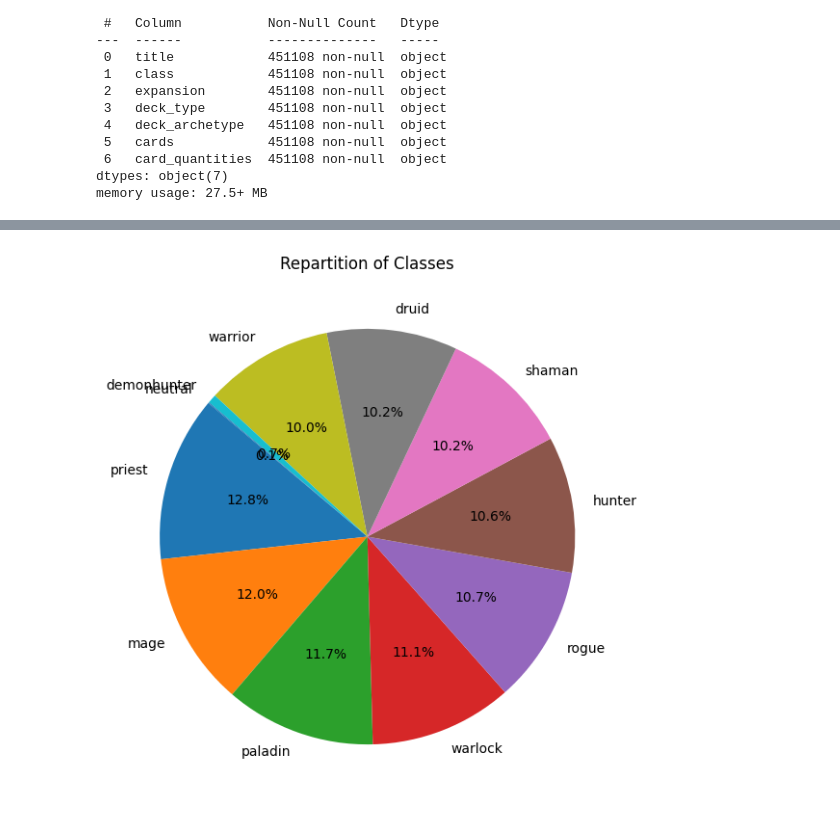
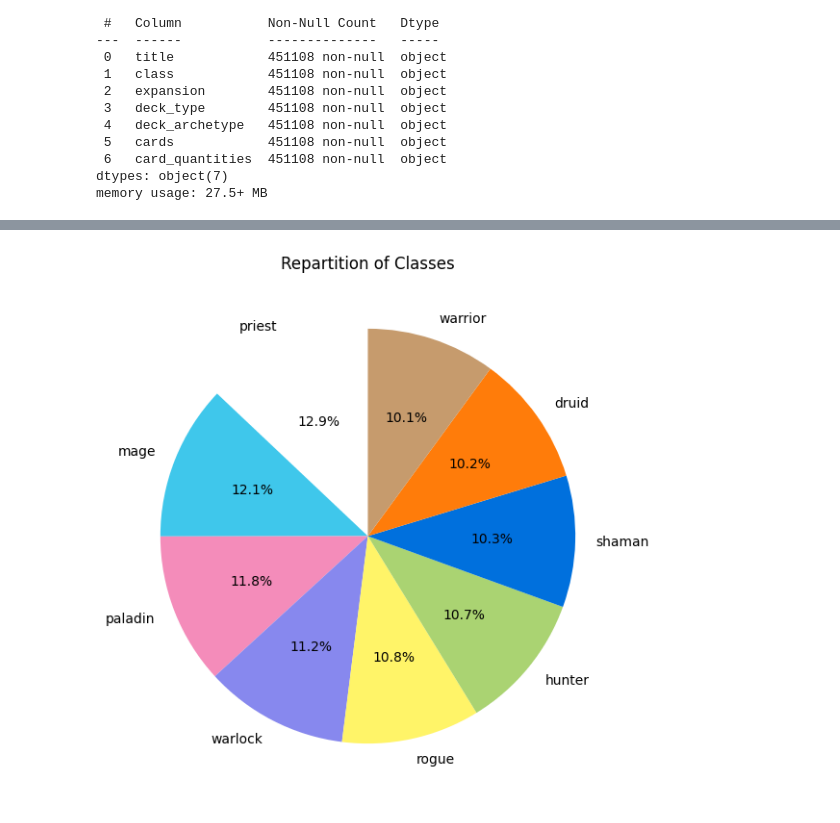
Before and after one commit to Varadiell/alyra-hearthstone-companion, a Jupyter notebook: analysis.ipynb, the cells around one changed output, grey strips where cells are left out. Cells and saved outputs as stored; diff of their text form; code cells hidden in the pictures.

```diff
--- a/analysis.ipynb
+++ b/analysis.ipynb
@@ -143,3 +140,8 @@ Data columns (total 7 columns):
  6   card_quantities  451108 non-null  object
 dtypes: object(7)
 memory usage: 27.5+ MB
+# %%
+# Remove "demonhunter", "dream" and "neutral" classes
+filtered_df = ranked_decks_df[~ranked_decks_df['class'].str.lower().isin(['demonhunter', 'neutral', 'dream'])]
+
+filtered_df.info()
@@ -146,13 +163,16 @@ memory usage: 27.5+ MB
 # %%
 import matplotlib.pyplot as plt
 
 # Count the occurrences of each class
-class_counts = ranked_decks_df['class'].value_counts()
+class_counts = filtered_df['class'].value_counts()
+
+# Custom color list
+custom_colors = ['#FFFFFF', '#3FC7EB', '#F48CBA', '#8788EE', '#FFF468', '#AAD372', '#0070DD', '#FF7C0A', '#C69B6D']
 
 # Plotting the pie chart
 plt.figure(figsize=(10, 7))
-plt.pie(class_counts, labels=class_counts.index, autopct='%1.1f%%', startangle=140)
+plt.pie(class_counts, labels=class_counts.index, autopct='%1.1f%%', startangle=90, colors=custom_colors)
 plt.title('Repartition of Classes')
 plt.show()
 # %% [output]
-[figure, old version]
+[figure, new version]
```
Also changed, not shown: parts of 4 cells of this notebook.
